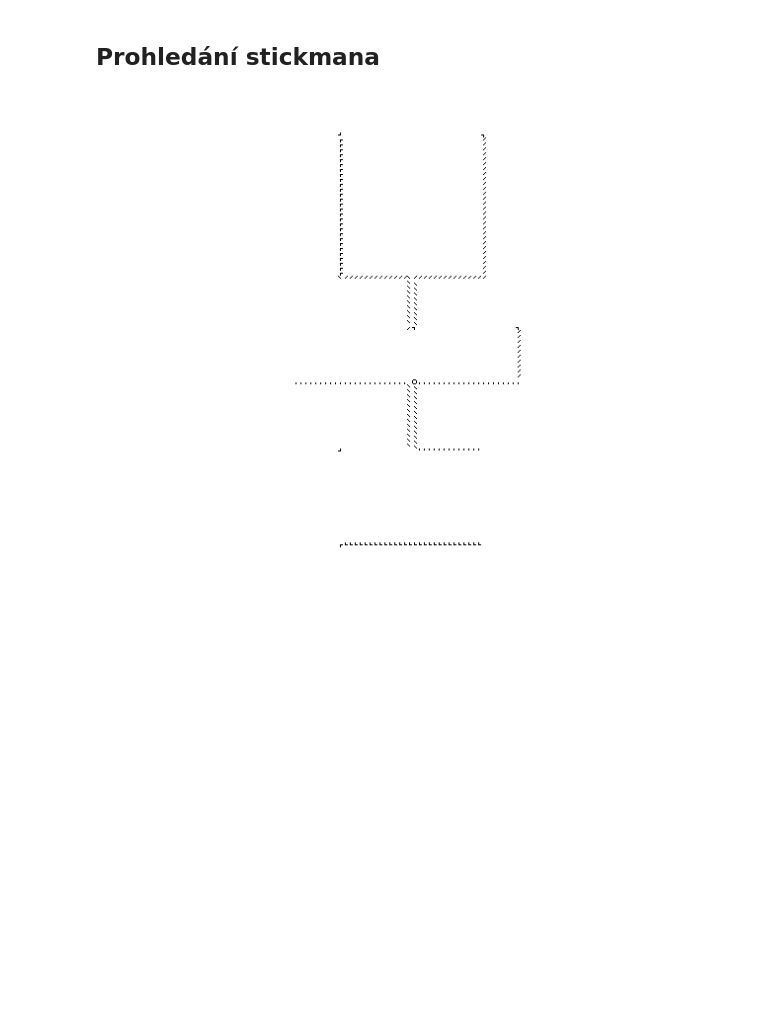
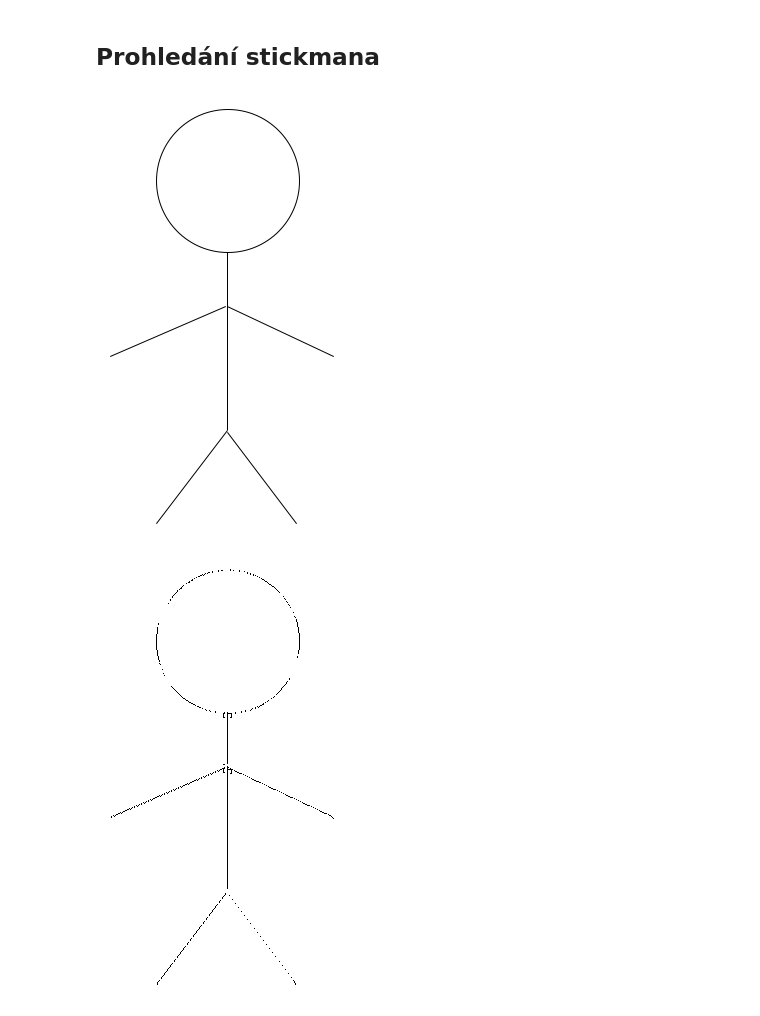
Before and after one commit to dhs-mag/Seminar-vypocetni-inteligence, a Jupyter notebook: Main.ipynb, the cells around one changed output. Saved outputs shown, nothing was run; the diff lists cells and outputs as text; code cells hidden in the pictures; blank space fills up the shorter version.

```diff
--- a/Main.ipynb
+++ b/Main.ipynb
@@ -95,7 +96,7 @@ class Net:
     def netInit(self, randon_range_min, randon_range_max):
         self.layers = []
         self.layers.append(Percepton(25, 25, sigmoida))
-        self.layers.append(Percepton(19, 25, sigmoida))
+        self.layers.append(Percepton(20, 25, sigmoida))
         self.output = self.layers[1]
         for l in self.layers:
             l.init(randon_range_min, randon_range_max)
@@ -300,8 +301,8 @@ After learn :[0. 0. 0. 0. 0. 0. 0. 0. 0. 0. 0. 0. 0. 0. 0. 0. 0. 0. 1.]
 # %% [markdown]
 # Stickman
 # %%
-IMG_URL = "./imgs/stickman.png"
-WIDTH = 640
-HEIGHT = 480
+IMG_URL = "./imgs/260x445.png"
+WIDTH = 260
+HEIGHT = 445
 display(JupyterImage(filename=IMG_URL))
 # %% [output]
@@ -311,40 +312,56 @@ display(JupyterImage(filename=IMG_URL))
 # %%
 #Load real stickman
 stickman_arr = parse_img(IMG_URL, WIDTH, HEIGHT)
 
 #Prepare blank image
 result_img = Image.new('RGB', (WIDTH, HEIGHT), (255, 255, 255))
 
 def get_image_window(column_param, height_param, size):
     result = np.zeros((size, size))
     c = 0
     r = 0
 
-    for column in range(column_param, column_param + size):
+    for row in range(height_param, height_param + size):
         r = 0
-        for row in range(height_param, height_param + size):
+        for column in range(column_param, column_param + size):
             result[c][r] = stickman_arr[row][column]
             r += 1
         c += 1
 
     return np.array(result)
 
 SCAN_WINDOW = 5
 
-for column in range(0, (WIDTH), SCAN_WINDOW):
-    for row in range(0, (HEIGHT), SCAN_WINDOW):
+
+#Show scan image
+preview_image = Image.open(IMG_URL)
+preview_scan_window = Image.new('RGB', (SCAN_WINDOW, SCAN_WINDOW), (0, 255, 0))
+
+
+for row in range(0, (HEIGHT-(SCAN_WINDOW-1)), 1):
+    for column in range(0, (WIDTH-(SCAN_WINDOW-1)), 1):
         img = get_image_window(column, row, SCAN_WINDOW)
-        img = np.concatenate(img)
-        img = normalize(img, 0, 255)
-        result = np.round(net.recall(img))
+        img2 = np.round(np.concatenate(img))
+        img2 = normalize(img2, 0, 255)
+        result = np.round(net.recall(img2))
         result = np.where(result == 1.0)[0]
+        preview_image.paste(preview_scan_window, (column, row))
         if len(result) > 0:
-#             print(result[0])
-            result_img.paste(Image.open("./imgs/"+str(result[0])+".png"), (column, row))
+
+            if(result[0] > 0):
+                clear_output()
+                result_img.paste(Image.open("./imgs/"+str(result[0])+".png"), (column, row))
+                display(img)
+                display(preview_image)
+                display(result_img)
+#             time.sleep(0.1)
 
 
 
 #Display result
+clear_output()
+display(JupyterImage(filename=IMG_URL))
 display(result_img)
 # %% [output]
-[figure, old version]
+[figure, new version]
+[figure, added]
```
Also changed, not shown: parts of 5 cells of this notebook, 7 other files.
